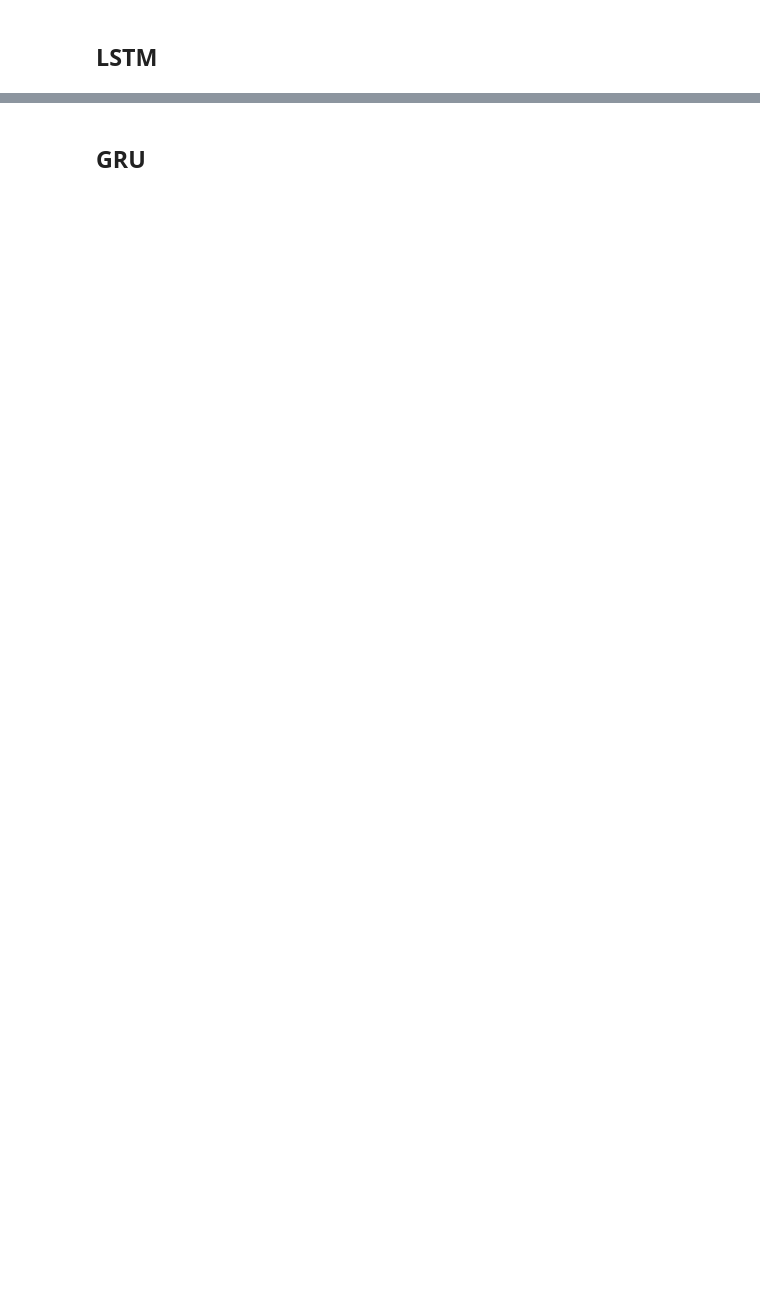
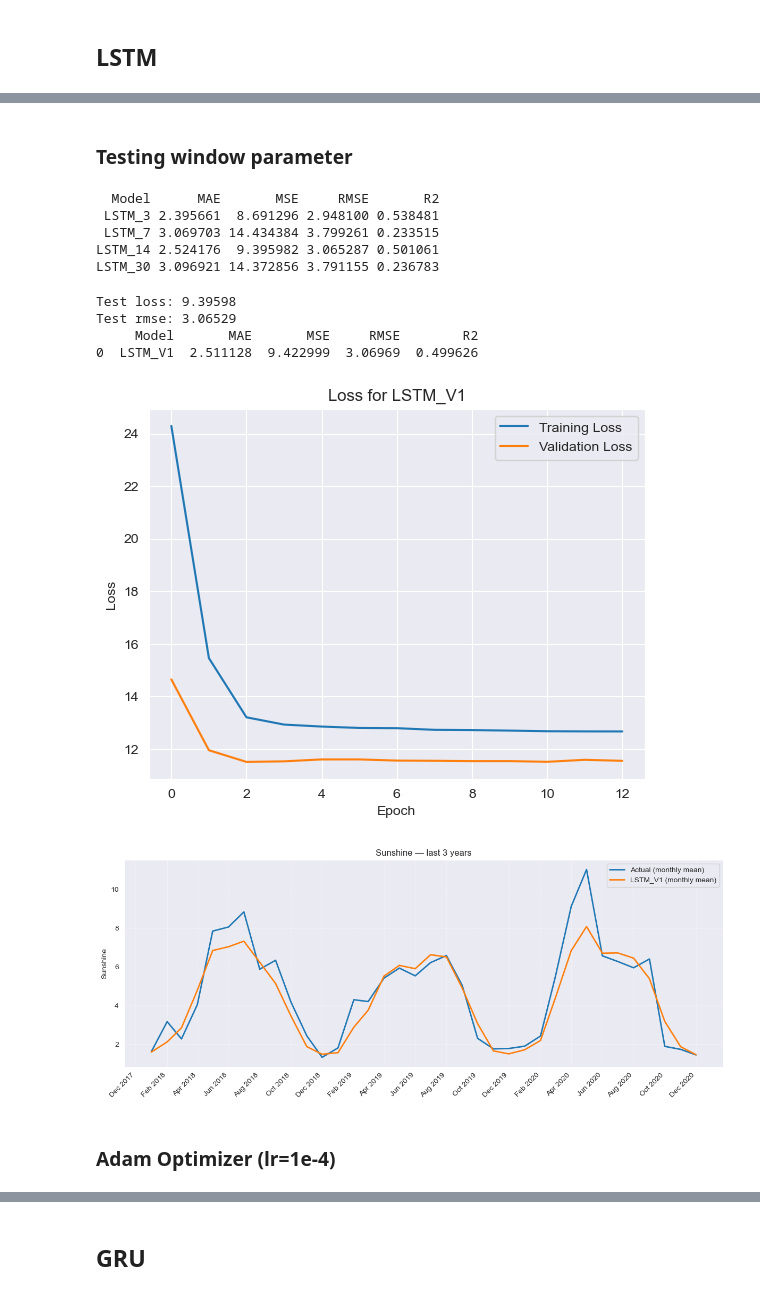
Before and after one commit to markoandjel/MachineLearning, a Jupyter notebook: Projekat III/Marko/projekat3.3MarkoLatest.ipynb, the cells around one changed output, grey strips where cells are left out. Cells and saved outputs as stored; diff of their text form; code cells hidden in the pictures; blank space fills up the shorter version.

Commit message:
Dorada LSTM i GRU modela u razlicitim varijantama, njihovo medjusobno poredjenje u vidu metrike i grafickog prikaza

```diff
--- a/Projekat III/Marko/projekat3.3MarkoLatest.ipynb
+++ b/Projekat III/Marko/projekat3.3MarkoLatest.ipynb
@@ -406,14 +405,11 @@ features.index=df.index
 target.index=df.index
 # %%
 def make_split(X,y,lookback):
-    # Index for each window = end of window
-    win_index = features.index[lookback:]  # DatetimeIndex length == len(X)
+    win_index = features.index[lookback:]
 
-    # Choose boundaries
     train_end_date = pd.Timestamp("2015-01-01")
     val_end_date   = pd.Timestamp("2018-01-01")
 
-    # Masks over windows
     train_mask = win_index <= train_end_date
     val_mask   = (win_index > train_end_date) & (win_index <= val_end_date)
     test_mask  = win_index > val_end_date
@@ -424,13 +420,13 @@ def make_split(X,y,lookback):
     return X_train,y_train,X_val,y_val,X_test,y_test
 
 
-def plot_loss(history):
+def plot_loss(history,title:str="Loss over epochs"):
     train_loss = history.history["loss"]
     val_loss = history.history["val_loss"]
 
     plt.plot(train_loss, label="Training Loss")
     plt.plot(val_loss, label="Validation Loss")
-    plt.title("Loss over epochs")
+    plt.title(title)
     plt.xlabel("Epoch")
     plt.ylabel("Loss")
     plt.legend()
@@ -438,18 +434,18 @@ def plot_loss(history):
     plt.show()
 
 
-def plot_test(y_test,y_pred):
+def plot_test(y_test,y_pred,pred_label:str="LSTM"):
     idx = pd.date_range("2018-01-01", periods=1095, freq="D")
     df_pred = pd.DataFrame({
         "Actual": y_test,
-        "LSTM": y_pred
+        pred_label: y_pred
     }, index=idx)
 
     df_monthly = df_pred.resample("MS").mean()
 
     fig, ax = plt.subplots(figsize=(12,5))
     ax.plot(df_monthly.index, df_monthly["Actual"], lw=2, label="Actual (monthly mean)")
-    ax.plot(df_monthly.index, df_monthly["LSTM"], lw=2, label="LSTM (monthly mean)")
+    ax.plot(df_monthly.index, df_monthly[pred_label], lw=2, label=f"{pred_label} (monthly mean)")
 
     ax.set_title("Sunshine — last 3 years")
     ax.set_ylabel("Sunshine"); ax.set_xlabel("")
@@ -460,6 +456,16 @@ def plot_test(y_test,y_pred):
     ax.legend()
     plt.tight_layout()
     plt.show()
+
+def evaluate_model(model_to_eval,test_ds_to_eval,x_test,model_version:str):
+    test_loss_res, test_rmse_res = model_to_eval.evaluate(test_ds_to_eval,verbose=0)
+    print(f"Test loss: {test_loss_res:.5f}\nTest rmse: {test_rmse_res:.5f}")
+    y_pred_res = model_to_eval.predict(x_test,verbose=0).ravel()
+    metrics_res = eval_metrics(f"{model_version}", y_test, y_pred_res)
+    print(metrics_res)
+    plot_loss(history,title=f"Loss for {model_version}")
+    plot_test(y_test, y_pred_res,pred_label=f"{model_version}")
+    return y_pred_res, metrics_res
 # %%
 X, y = make_windows(features, target, 30)
 X_train, y_train, X_val, y_val, X_test, y_test = make_split(X, y,30)
@@ -539,7 +480,0 @@ Epoch 100/100
-# %%
-test_loss, test_rmse = model.evaluate(test_ds)
-plot_loss(history)
-y_pred_lstm= model.predict(X_test).ravel()
-plot_test(y_test,y_pred_lstm)
-metrics_lstm = eval_metrics("LSTM",y_test, y_pred_lstm)
-print(metrics_lstm.to_string(index=False))
@@ -552,0 +481,2 @@ Model      MAE      MSE     RMSE       R2
+# %% [markdown]
+### Testing window parameter
@@ -552,0 +522,28 @@ Model      MAE      MSE     RMSE       R2
+# %%
+LOOKBACK_WINDOWS=[3, 7, 14, 30]
+MODELS_LSTM = [createLSTMModel(L) for L in LOOKBACK_WINDOWS]
+# %%
+METRICS_LSTM = []
+for i,(model,history,test_ds,X_test,y_test) in enumerate(MODELS_LSTM):
+    y_prediction_lstm = model.predict(X_test,verbose=0).ravel()
+    metrics_lstm = eval_metrics(f"LSTM_{LOOKBACK_WINDOWS[i]}", y_test, y_prediction_lstm)
+    METRICS_LSTM.append(metrics_lstm)
+df_all = pd.concat(METRICS_LSTM, ignore_index=True)
+print(df_all.to_string(index=False))
+# %% [output]
+  Model      MAE       MSE     RMSE       R2
+ LSTM_3 2.395661  8.691296 2.948100 0.538481
+ LSTM_7 3.069703 14.434384 3.799261 0.233515
+LSTM_14 2.524176  9.395982 3.065287 0.501061
+LSTM_30 3.096921 14.372856 3.791155 0.236783
+# %%
+y_pred_lstm_v1, metrics_lstm_v1 = evaluate_model(model_to_eval=MODELS_LSTM[2][0],test_ds_to_eval=MODELS_LSTM[2][2],x_test=X_test,model_version="LSTM_V1")
+# %% [output]
+Test loss: 9.39598
+Test rmse: 3.06529
+     Model       MAE       MSE     RMSE        R2
+0  LSTM_V1  2.511128  9.422999  3.06969  0.499626
+[figure, added]
+[figure, added]
+# %% [markdown]
+### Adam Optimizer (lr=1e-4)
```
Also changed, not shown: parts of 56 cells of this notebook.
